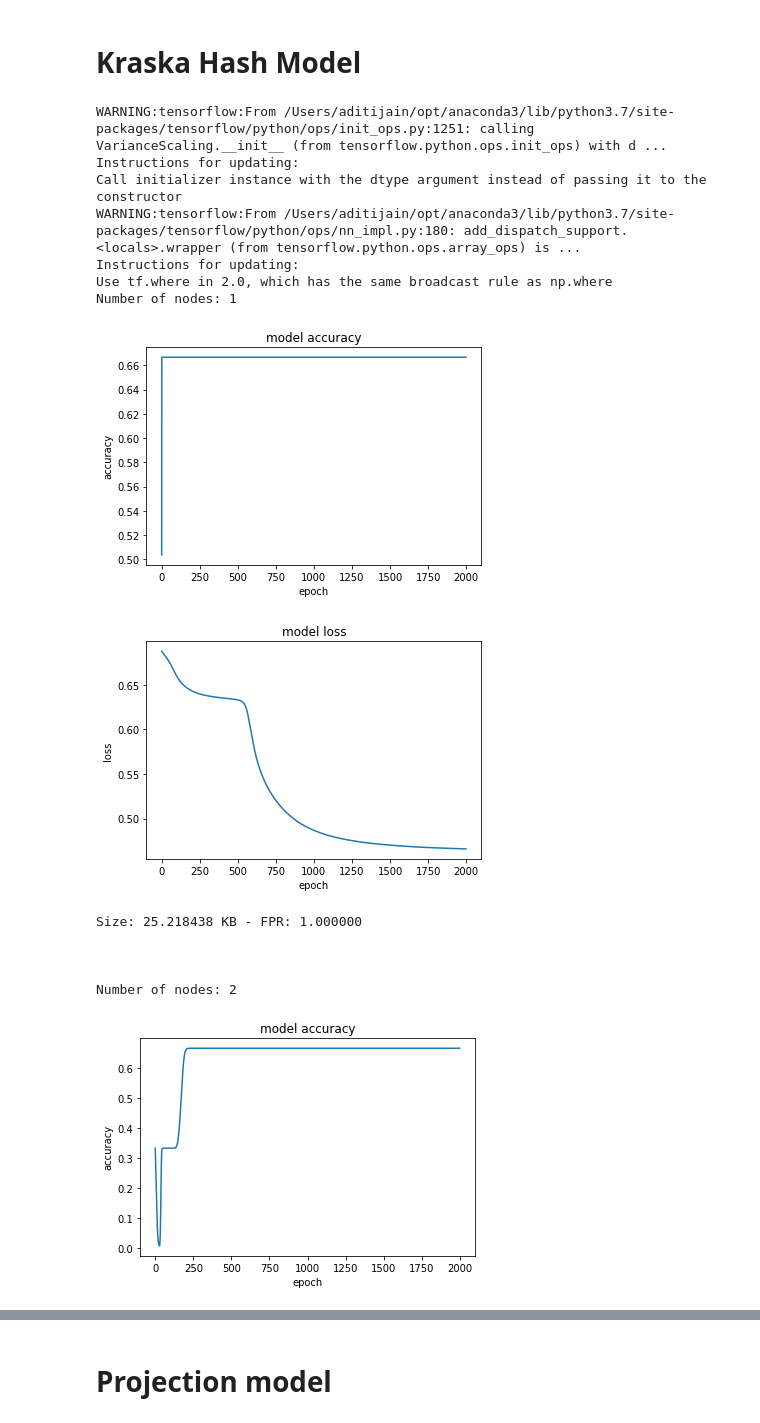
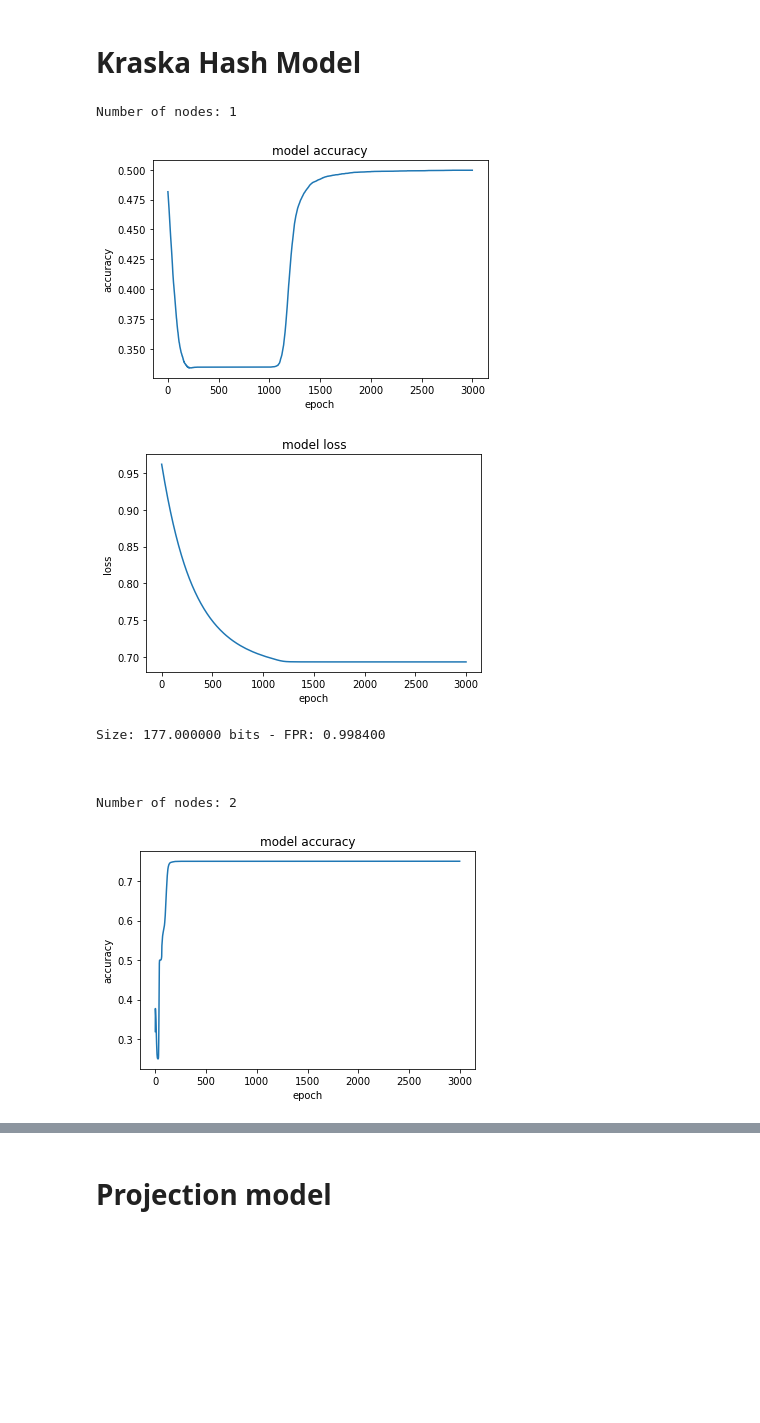
Before and after one commit to borthakur/Learned-Bloom-Filters, a Jupyter notebook: 2D_Gaussian_Dataset.ipynb, the cells around one changed output, grey strips where cells are left out. Cells and saved outputs as stored; diff of their text form; code cells hidden in the pictures; blank space fills up the shorter version.

```diff
--- a/2D_Gaussian_Dataset.ipynb
+++ b/2D_Gaussian_Dataset.ipynb
@@ -66,13 +69,13 @@ x5 = np.random.multivariate_normal(mu5,cov5,n//4)
 # %%
-X=np.concatenate((x2,x1,x3,x4))
+X=np.concatenate((x_n,x3,x4))
 X = StandardScaler().fit_transform(X)
 # %%
 
-x_train = X[6250:25000]
-x_test=x2
+x_train = X[6250:]
+x_test=X[:6250]
 y_test=np.zeros(int((n//4)))
 
-y_train = np.concatenate((np.zeros(int(n//4)),np.ones(int(n//4)),np.ones(n//4))).reshape(-1, 1).astype(int)
+y_train = np.concatenate((np.zeros(int(n//2)),np.ones(int(n//4)),np.ones(n//4))).reshape(-1, 1).astype(int)
 print(x_train)
 print(y_train)
 # %% [output]
@@ -102,3 +102,6 @@ size_values = []
+# %%
+fpr_values_kraska = []
+size_values_kraska = []
 # %% [markdown]
 # Kraska Hash Model
 # %%
@@ -175,7 +178,7 @@ def outputs(m,n,r):
     find_fpr(m,model,n,r)
     #print("For m=%d, k=%d, n=%d, r=%.3f: fpr=%.3f"%(m,k,n,r,find_fpr(m,k,n,r)))
 # %%
-def get_data_points_Kraska(x_train,y_train,x_test,y_test,init_size,diff,num,epochs,fpr_values,size_values):
+def get_data_points_Kraska(x_train,y_train,x_test,y_test,init_size,diff,num,epochs,fpr_values_kraska,size_values_kraska):
     batch_size = len(x_train)
     input_dim = x_train.shape[1]
     additional_metrics = ['acc']
@@ -203,34 +206,27 @@ def get_data_points_Kraska(x_train,y_train,x_test,y_test,init_size,diff,num,epoc
         plt.xlabel('epoch')
         plt.show()
 
-        model.save('model_test.h5')
-        model_size = os.stat('model_test.h5').st_size
+        model_size = ((input_dim+1)*layer_size + (layer_size+1))*32
 
-        m = (8*model_size)//100
-        net_size = 1.01*model_size/1024
+        m = int(model_size/10) + 1
+        net_size = model_size + m
 
         bf=Kraska_Hash_BloomFilter(m,model)
         bf.add_init(x_train,y_train)
         fpr = fpr_kraska_hash(bf,x_test,y_test)
 
-        print("Size: %f KB - FPR: %f \n\n\n" % (net_size,fpr))
-        fpr_values += [fpr]
-        size_values += [net_size]
+        print("Size: %f bits - FPR: %f \n\n\n" % (net_size,fpr))
+        fpr_values_kraska += [fpr]
+        size_values_kraska += [net_size]
 # %%
-get_data_points_Kraska(x_train,y_train,x_test,y_test,1,1,20,2000,fpr_values,size_values)
+get_data_points_Kraska(x_train,y_train,x_test,y_test,1,1,20,3000,fpr_values_kraska,size_values_kraska)
 # %% [output]
-WARNING:tensorflow:From /Users/aditijain/opt/anaconda3/lib/python3.7/site-packages/tensorflow/python/ops/init_ops.py:1251: calling VarianceScaling.__init__ (from tensorflow.python.ops.init_ops) with d ...
-Instructions for updating:
-Call initializer instance with the dtype argument instead of passing it to the constructor
-WARNING:tensorflow:From /Users/aditijain/opt/anaconda3/lib/python3.7/site-packages/tensorflow/python/ops/nn_impl.py:180: add_dispatch_support.<locals>.wrapper (from tensorflow.python.ops.array_ops) is ...
-Instructions for updating:
-Use tf.where in 2.0, which has the same broadcast rule as np.where
 Number of nodes: 1
-[figure, old version]
+[figure, new version]
-[figure, old version]
+[figure, new version]
-Size: 25.218438 KB - FPR: 1.000000
+Size: 177.000000 bits - FPR: 0.998400
 
 
 
 Number of nodes: 2
-[figure, old version]
+[figure, new version]
```
Also changed, not shown: parts of 14 cells of this notebook.
